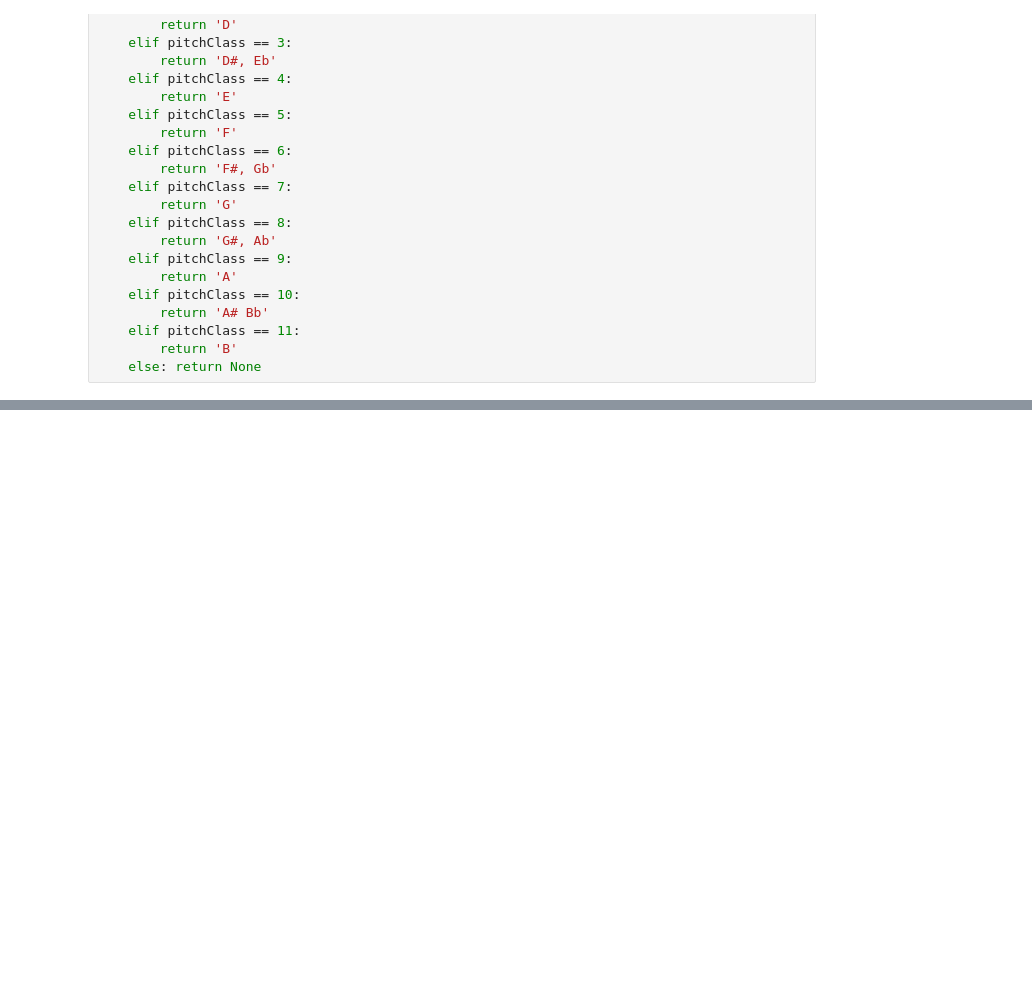
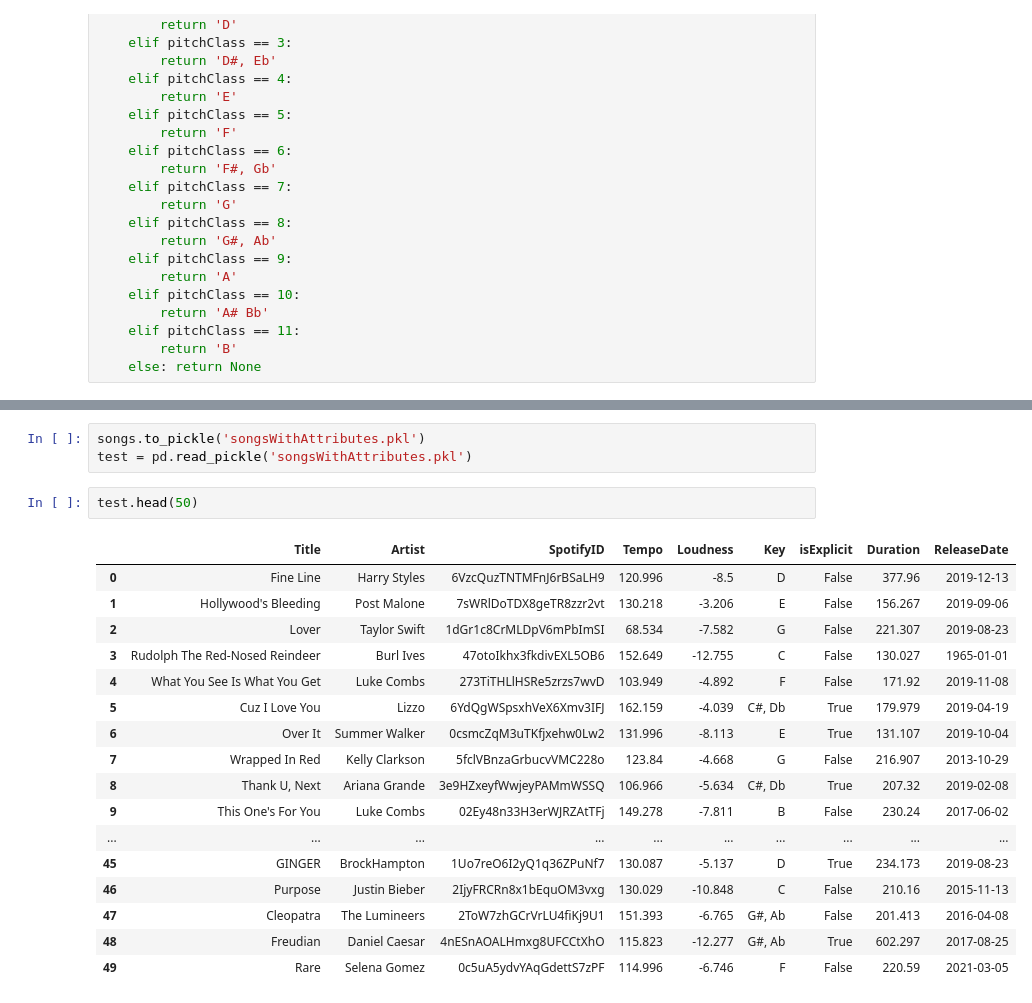
Before and after one commit to cnn22/SingerSongwriter, a Jupyter notebook: GetSongAttributesFromSpotify.ipynb, the cells around one changed output, grey strips where cells are left out. Saved outputs shown, nothing was run; the diff lists cells and outputs as text; blank space fills up the shorter version.

Commit message:
get songs attributes and release date

```diff
--- a/GetSongAttributesFromSpotify.ipynb
+++ b/GetSongAttributesFromSpotify.ipynb
@@ -96,0 +117,23 @@ for index, row in songs.iterrows():
+# %%
+songs.to_pickle('songsWithAttributes.pkl')
+test = pd.read_pickle('songsWithAttributes.pkl')
+# %%
+test.head(50)
+# %% [output]
+|  | Title | Artist | SpotifyID | Tempo | Loudness | Key | isExplicit | Duration | ReleaseDate |
+| 0 | Fine Line | Harry Styles | 6VzcQuzTNTMFnJ6rBSaLH9 | 120.996 | -8.5 | D | False | 377.96 | 2019-12-13 |
+| 1 | Hollywood's Bleeding | Post Malone | 7sWRlDoTDX8geTR8zzr2vt | 130.218 | -3.206 | E | False | 156.267 | 2019-09-06 |
+| 2 | Lover | Taylor Swift | 1dGr1c8CrMLDpV6mPbImSI | 68.534 | -7.582 | G | False | 221.307 | 2019-08-23 |
+| 3 | Rudolph The Red-Nosed Reindeer | Burl Ives | 47otoIkhx3fkdivEXL5OB6 | 152.649 | -12.755 | C | False | 130.027 | 1965-01-01 |
+| 4 | What You See Is What You Get | Luke Combs | 273TiTHLlHSRe5zrzs7wvD | 103.949 | -4.892 | F | False | 171.92 | 2019-11-08 |
+| 5 | Cuz I Love You | Lizzo | 6YdQgWSpsxhVeX6Xmv3IFJ | 162.159 | -4.039 | C#, Db | True | 179.979 | 2019-04-19 |
+| 6 | Over It | Summer Walker | 0csmcZqM3uTKfjxehw0Lw2 | 131.996 | -8.113 | E | True | 131.107 | 2019-10-04 |
+| 7 | Wrapped In Red | Kelly Clarkson | 5fclVBnzaGrbucvVMC228o | 123.84 | -4.668 | G | False | 216.907 | 2013-10-29 |
+| 8 | Thank U, Next | Ariana Grande | 3e9HZxeyfWwjeyPAMmWSSQ | 106.966 | -5.634 | C#, Db | True | 207.32 | 2019-02-08 |
+| 9 | This One's For You | Luke Combs | 02Ey48n33H3erWJRZAtTFj | 149.278 | -7.811 | B | False | 230.24 | 2017-06-02 |
+| ... | ... | ... | ... | ... | ... | ... | ... | ... | ... |
+| 45 | GINGER | BrockHampton | 1Uo7reO6I2yQ1q36ZPuNf7 | 130.087 | -5.137 | D | True | 234.173 | 2019-08-23 |
+| 46 | Purpose | Justin Bieber | 2IjyFRCRn8x1bEquOM3vxg | 130.029 | -10.848 | C | False | 210.16 | 2015-11-13 |
+| 47 | Cleopatra | The Lumineers | 2ToW7zhGCrVrLU4fiKj9U1 | 151.393 | -6.765 | G#, Ab | False | 201.413 | 2016-04-08 |
+| 48 | Freudian | Daniel Caesar | 4nESnAOALHmxg8UFCCtXhO | 115.823 | -12.277 | G#, Ab | True | 602.297 | 2017-08-25 |
+| 49 | Rare | Selena Gomez | 0c5uA5ydvYAqGdettS7zPF | 114.996 | -6.746 | F | False | 220.59 | 2021-03-05 |
```
Also changed, not shown: parts of 6 cells of this notebook, 2 other files.
